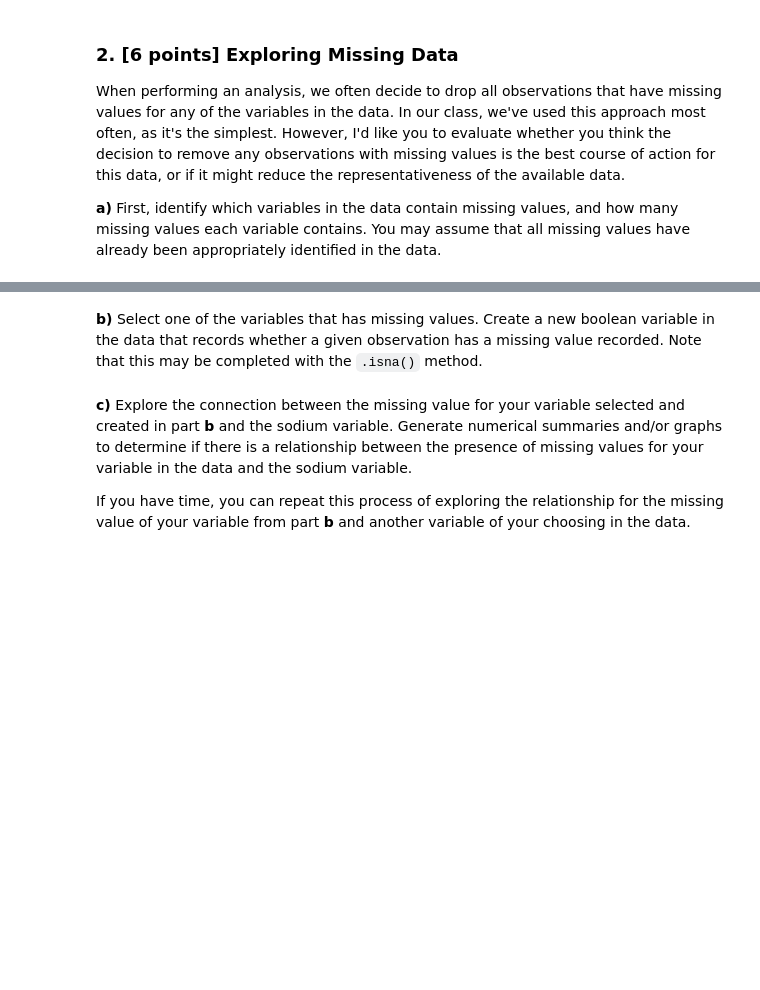
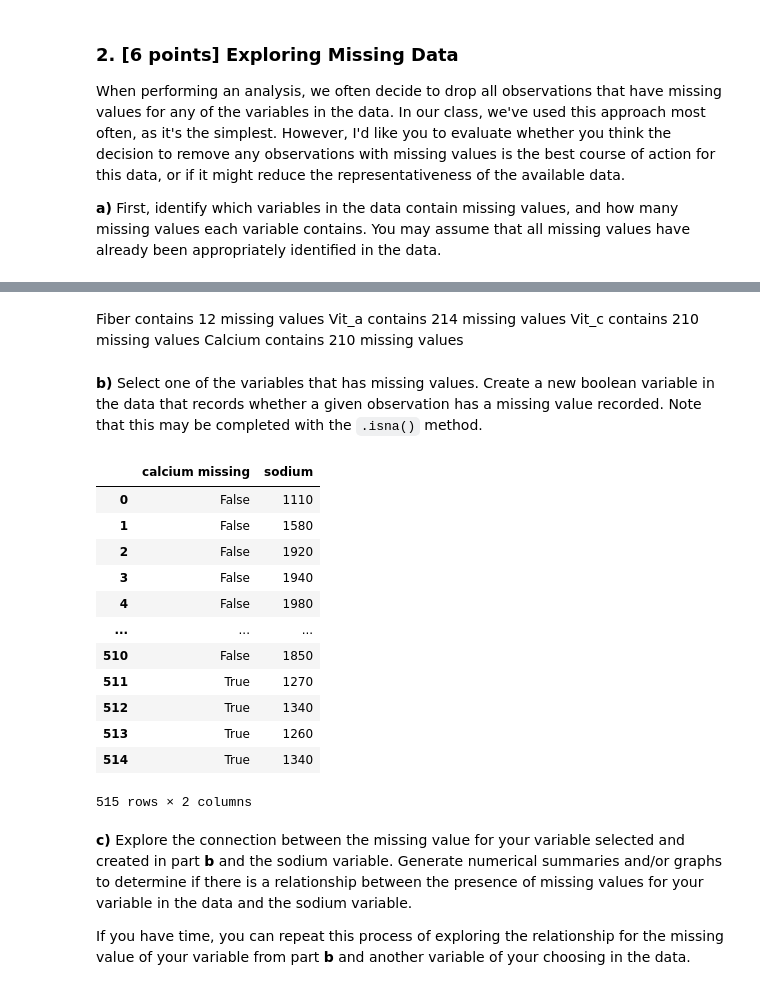
Before and after one commit to MatthewMandhyan/Stat207_clone, a Jupyter notebook: lab_04/lab_04.ipynb, the cells around one changed output, grey strips where cells are left out. Saved outputs shown, nothing was run; the diff lists cells and outputs as text; code cells hidden in the pictures; blank space fills up the shorter version.

```diff
--- a/lab_04/lab_04.ipynb
+++ b/lab_04/lab_04.ipynb
@@ -100,5 +153,27 @@ When performing an analysis, we often decide to drop all observations that have
+# %% [markdown]
+Fiber contains 12 missing values
+Vit_a contains 214 missing values
+Vit_c contains 210 missing values
+Calcium contains 210 missing values
 # %% [markdown]
 **b)** Select one of the variables that has missing values.  Create a new boolean variable in the data that records whether a given observation has a missing value recorded.  Note that this may be completed with the `.isna()` method.
+# %%
+df['calcium missing'] = df['calcium'].isna()
+df[['calcium missing','sodium']]
+# %% [output]
+|  | calcium missing | sodium |
+| 0 | False | 1110 |
+| 1 | False | 1580 |
+| 2 | False | 1920 |
+| 3 | False | 1940 |
+| 4 | False | 1980 |
+| ... | ... | ... |
+| 510 | False | 1850 |
+| 511 | True | 1270 |
+| 512 | True | 1340 |
+| 513 | True | 1260 |
+| 514 | True | 1340 |
+515 rows × 2 columns
 # %% [markdown]
 **c)** Explore the connection between the missing value for your variable selected and created in part **b** and the sodium variable.  Generate numerical summaries and/or graphs to determine if there is a relationship between the presence of missing values for your variable in the data and the sodium variable.
 
```
Also changed, not shown: parts of 13 cells of this notebook.
